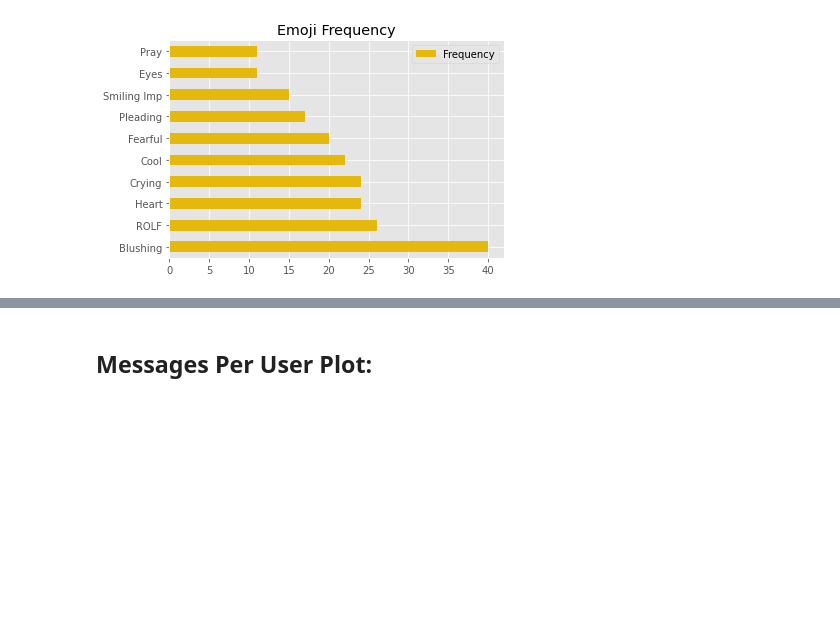
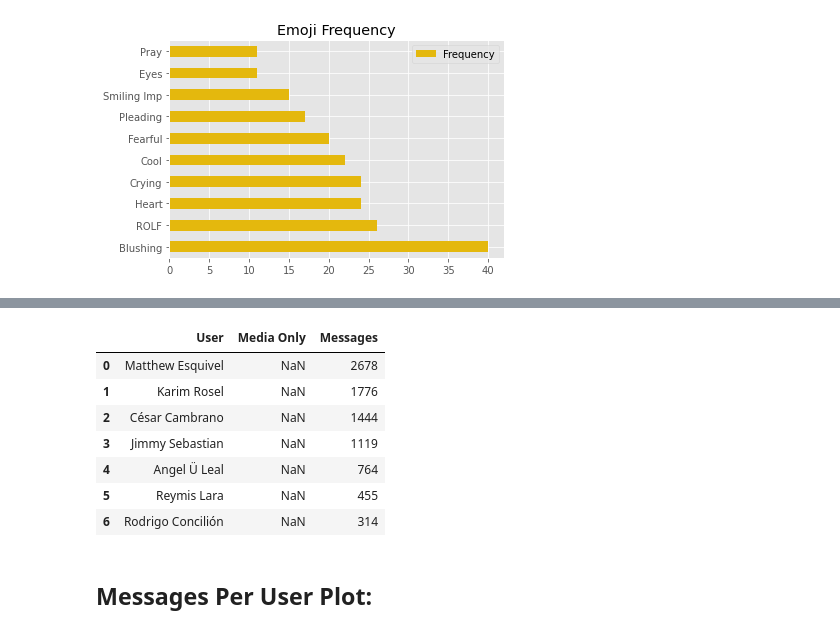
Before and after one commit to Git-Matthew/Second_Unit_Bundle_Matthew_Esquivel, a Jupyter notebook: Pillars Analysis.ipynb, the cells around one changed output, grey strips where cells are left out. Cells and saved outputs as stored; diff of their text form; code cells hidden in the pictures; blank space fills up the shorter version.

```diff
--- a/Pillars Analysis.ipynb
+++ b/Pillars Analysis.ipynb
@@ -135,8 +145,18 @@ df = df[~df.Message.str.contains('<Media omitted>')]
 # %%
 # Compare All Messages With Media Only Messages
 dfMessages['Media Only'] = dfNonMedia.User.value_counts().reset_index()['User']
 columns_titles = ['User','Media Only','Messages']
 dfMessages=dfMessages.reindex(columns=columns_titles)
+dfMessages
+# %% [output]
+|  | User | Media Only | Messages |
+| 0 | Matthew Esquivel | NaN | 2678 |
+| 1 | Karim Rosel | NaN | 1776 |
+| 2 | César Cambrano | NaN | 1444 |
+| 3 | Jimmy Sebastian | NaN | 1119 |
+| 4 | Angel Ü Leal | NaN | 764 |
+| 5 | Reymis Lara | NaN | 455 |
+| 6 | Rodrigo Concilión | NaN | 314 |
 # %% [markdown]
 ## Messages Per User Plot:
 # %%
```
Also changed, not shown: parts of 3 cells of this notebook, 2 other files.
